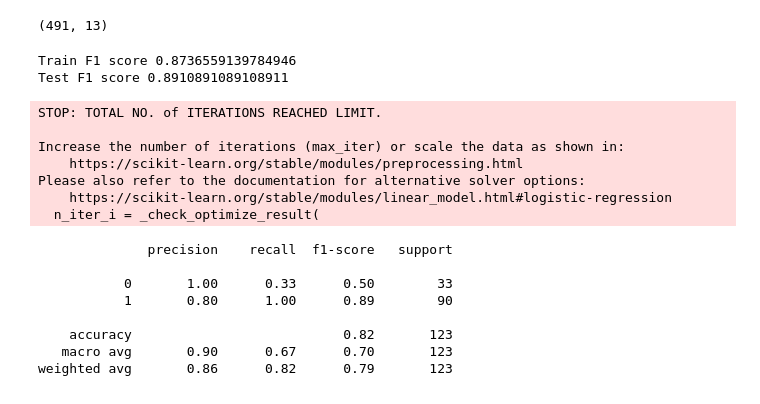
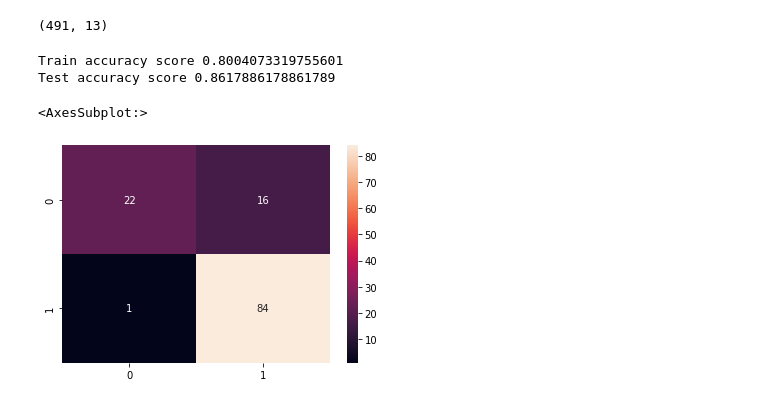
Before and after one commit to KimayaSaraf/Loan-Eligibility-Prediction, a Jupyter notebook: Loan Prediction.ipynb, the cells around one changed output. Drawn from its saved outputs; the diff is of its cells as text; code cells hidden in the pictures.

```diff
--- a/Loan Prediction.ipynb
+++ b/Loan Prediction.ipynb
@@ -8,5 +7,5 @@ import warnings
 # %%
-train_df=pd.read_csv('C:\\Users\\Dell\\OneDrive\\Desktop\\EXL DA course\\final project\\train.csv')
+train_df=pd.read_csv('C:\\Users\\Dell\\OneDrive\\Desktop\\EXL DA course\\final project\\Loan Data.csv')
 # %% [markdown]
 - Categorical features: These features have categories (Gender, Married, Self_Employed, Credit_History, Loan_Status)
 - Ordinal features: Variables in categorical features having some order involved (Dependents, Education, Property_Area)
@@ -321,7 +307,7 @@ y=train_df["Loan_Status"]
 # %%
 from sklearn.model_selection import train_test_split
 # %%
-x_train,x_test,y_train,y_test=train_test_split(x,y,test_size=0.2)
+x_train,x_test,y_train,y_test=train_test_split(x,y,stratify=y,test_size=0.2,random_state=42)
 # %%
 x_train.shape
 # %% [output]
@@ -332,39 +318,26 @@ from sklearn.model_selection import GridSearchCV
 from sklearn.tree import DecisionTreeClassifier
 from sklearn.linear_model import LogisticRegression
 from sklearn.ensemble import RandomForestClassifier
-# %%
-model = LogisticRegression()
-
-model.fit(x_train, y_train)
-
-# Predicting over the Train Set and calculating F1
-train_pred = model.predict(x_train)
-lr = f1_score(train_pred, y_train)
-print('Train F1 score',lr)
-
-# Predicting over the Train Set and calculating F1
-test_pred=model.predict(x_test)
-lr=f1_score(test_pred,y_test)
-print('Test F1 score',lr)
-# %% [output]
-Train F1 score 0.8736559139784946
-Test F1 score 0.8910891089108911
-STOP: TOTAL NO. of ITERATIONS REACHED LIMIT.
-
-Increase the number of iterations (max_iter) or scale the data as shown in:
-    https://scikit-learn.org/stable/modules/preprocessing.html
-Please also refer to the documentation for alternative solver options:
-    https://scikit-learn.org/stable/modules/linear_model.html#logistic-regression
-  n_iter_i = _check_optimize_result(
+# %%
+model = LogisticRegression()
+
+model.fit(x_train, y_train)
+lr=model.predict(x_test)
+
+# Predicting score of the Train Set
+acc = model.score(x_train, y_train)
+print('Train accuracy score',acc)
+
+# Predicting over the Train Set and calculating F1
+acc=model.score(x_test,y_test)
+print('Test accuracy score',acc)
+# %% [output]
+Train accuracy score 0.8004073319755601
+Test accuracy score 0.8617886178861789
 # %%
-from sklearn.metrics import classification_report
-print(classification_report(y_test, test_pred))
+from sklearn.metrics import *
-# %% [output]
-              precision    recall  f1-score   support
-
-           0       1.00      0.33      0.50        33
-           1       0.80      1.00      0.89        90
-
-    accuracy                           0.82       123
-   macro avg       0.90      0.67      0.70       123
-weighted avg       0.86      0.82      0.79       123
+# %%
+sns.heatmap(confusion_matrix(y_test, lr), annot = True)
+# %% [output]
+<AxesSubplot:>
+[figure, added]
```
Also changed, not shown: parts of 8 cells of this notebook.
